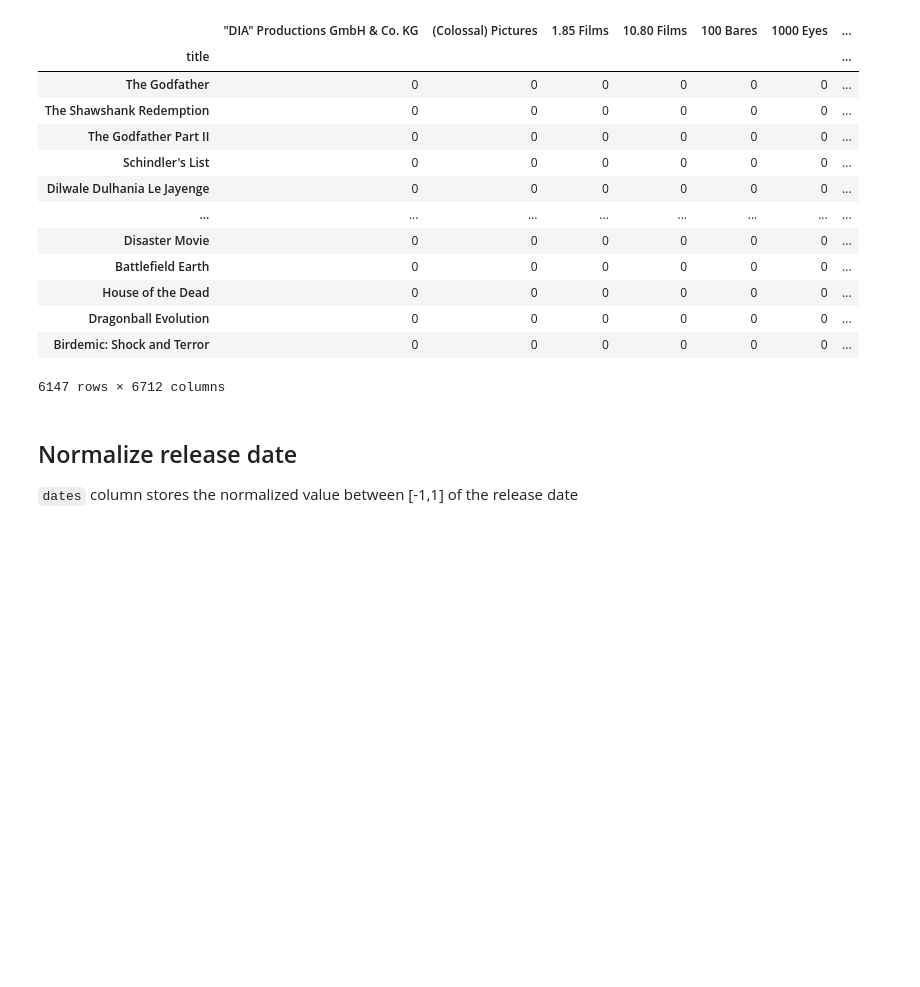
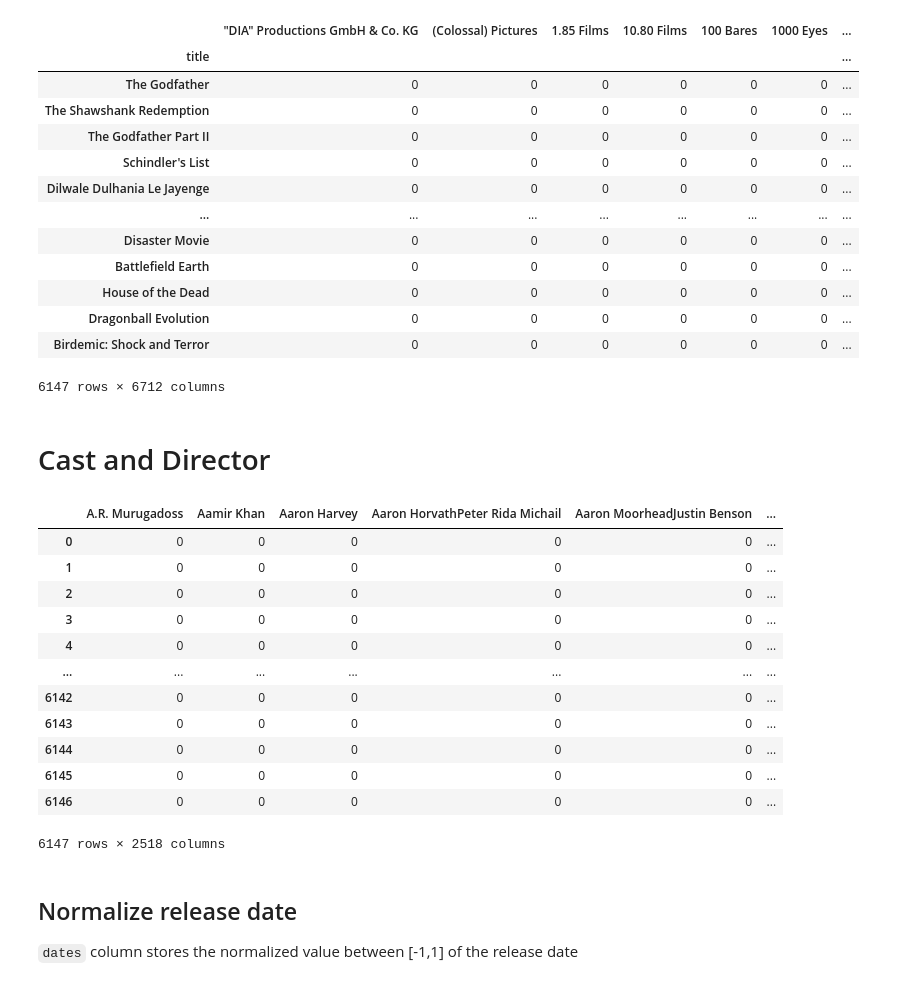
Before and after one commit to hyoin-an/erdosbootcamp, a Jupyter notebook: data/moviedf.ipynb, the cells around one changed output. Cells and saved outputs as stored; diff of their text form; code cells hidden in the pictures; blank space fills up the shorter version.

Commit message:
cast

```diff
--- a/data/moviedf.ipynb
+++ b/data/moviedf.ipynb
@@ -131,3 +131,5 @@ train_production.set_index(train['title'])
 # Separate df for production dummy variable
 
 train_production.to_pickle('production.pkl')
+# %% [markdown]
+# Cast and Director
@@ -134,3 +141,22 @@ train_production.to_pickle('production.pkl')
+# %%
+# get dummy for directors
+train_director = train['directors'].str.join('').str.get_dummies()
+
+train_director.to_pickle('director.pkl')
+# %% [output]
+|  | A.R. Murugadoss | Aamir Khan | Aaron Harvey | Aaron HorvathPeter Rida Michail | Aaron MoorheadJustin Benson | ... |
+| 0 | 0 | 0 | 0 | 0 | 0 | ... |
+| 1 | 0 | 0 | 0 | 0 | 0 | ... |
+| 2 | 0 | 0 | 0 | 0 | 0 | ... |
+| 3 | 0 | 0 | 0 | 0 | 0 | ... |
+| 4 | 0 | 0 | 0 | 0 | 0 | ... |
+| ... | ... | ... | ... | ... | ... | ... |
+| 6142 | 0 | 0 | 0 | 0 | 0 | ... |
+| 6143 | 0 | 0 | 0 | 0 | 0 | ... |
+| 6144 | 0 | 0 | 0 | 0 | 0 | ... |
+| 6145 | 0 | 0 | 0 | 0 | 0 | ... |
+| 6146 | 0 | 0 | 0 | 0 | 0 | ... |
+6147 rows × 2518 columns
 # %% [markdown]
 ## Normalize release date
 
```
Also changed, not shown: parts of 2 cells of this notebook, 1 other file.
